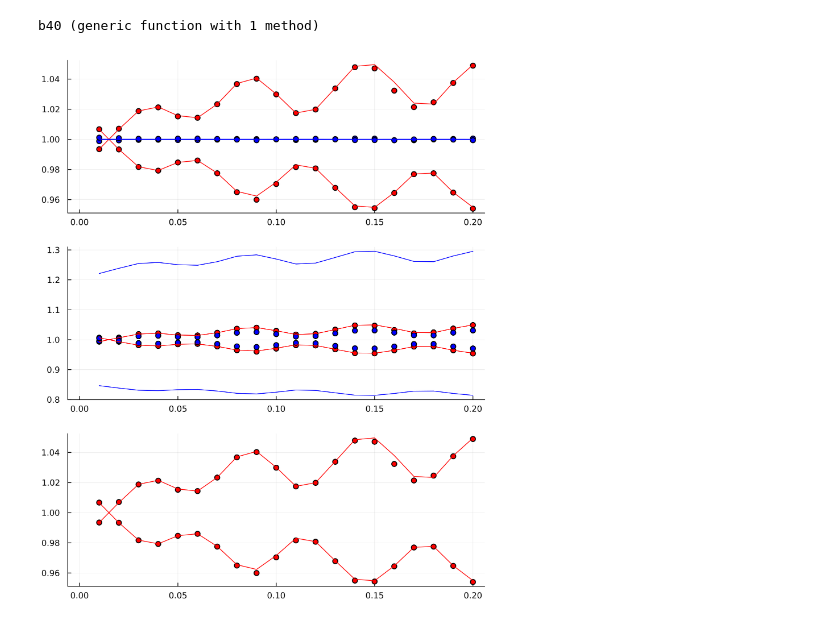
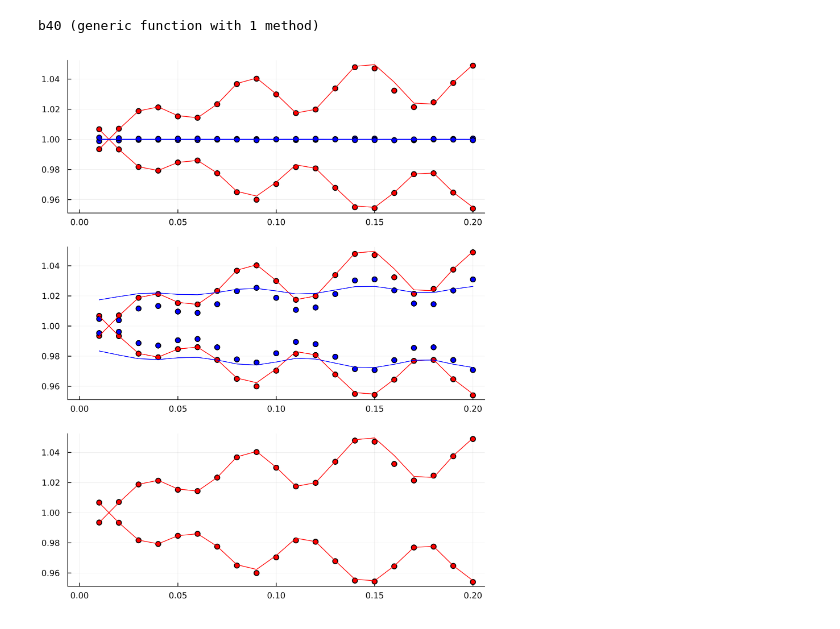
Before and after one commit to ladosamushia/BispectrumAP, a Jupyter notebook: BAOplots.ipynb, the cells around one changed output. Saved outputs shown, nothing was run; the diff lists cells and outputs as text; code cells hidden in the pictures.

```diff
--- a/BAOplots.ipynb
+++ b/BAOplots.ipynb
@@ -374,39 +374,39 @@ plot!(kgrid, B20fid./B20th, label=:none, color=:red, subplot=2)
 B20th = B20fid
 B20th += dB20k1*δαV + dB20k2*δαV + dB20k3*δαV
 B20th += dB00k1*δϵ/sqrt(5) + dB00k2*δϵ/8/sqrt(5) + dB00k3*δϵ/8/sqrt(5)
 B20th += dB20k1*δϵ*2/7 + dB20k2*δϵ/28 + dB20k3*δϵ/28
 plot!(kgrid, B20fid./B20th, label=:none, color=:red, subplot=2)
-αV = 1.00; ϵ=1.01
+αV = 1.00; ϵ=1.001
 δαV = 1 - αV; δϵ = 1 - ϵ
 B20th = B20fid
 B20th += dB20k1*δαV + dB20k2*δαV + dB20k3*δαV
-B20th += dB00k1*δϵ*0.2744 + dB20k1*δϵ*(-0.0076699) + dB40k1*δϵ*(0.160785)
-B20th += dB00k2*δϵ*(-0.0343) + dB20k2*δϵ*(-0.09558) + dB40k2*δϵ*(-0.0182668)
-B20th += dB00k3*δϵ*(-0.0343) + dB20k3*δϵ*(-0.09558) + dB40k3*δϵ*(-0.0182668)
+B20th += dB00k1*δϵ*0.4472 + dB20k1*δϵ*(0.2857) + dB40k1*δϵ*(0.3833)
+#B20th += dB00k2*δϵ*(-0.05589) + dB20k2*δϵ*(-0.0357) + dB40k2*δϵ*(-0.0479)
+#B20th += dB00k3*δϵ*(-0.05589) + dB20k3*δϵ*(-0.0357) + dB40k3*δϵ*(-0.0479)
 B20th += B00fid*δϵ*(-1.3416) + B20fid*δϵ*(-0.42857) + B40fid*δϵ*0.76665
 plot!(kgrid, B20fid./B20th, label=:none, color=:blue, subplot=2)
-αV = 1.00; ϵ=0.99
+αV = 1.00; ϵ=0.999
 δαV = 1 - αV; δϵ = 1 - ϵ
 B20th = B20fid
 B20th += dB20k1*δαV + dB20k2*δαV + dB20k3*δαV
-B20th += dB00k1*δϵ*0.2744 + dB20k1*δϵ*(-0.0076699) + dB40k1*δϵ*(0.160785)
-B20th += dB00k2*δϵ*(-0.0343) + dB20k2*δϵ*(-0.09558) + dB40k2*δϵ*(-0.0182668)
-B20th += dB00k3*δϵ*(-0.0343) + dB20k3*δϵ*(-0.09558) + dB40k3*δϵ*(-0.0182668)
+B20th += dB00k1*δϵ*0.4472 + dB20k1*δϵ*(0.2857) + dB40k1*δϵ*(0.3833)
+B20th += dB00k2*δϵ*(-0.05589) + dB20k2*δϵ*(-0.0357) + dB40k2*δϵ*(-0.0479)
+B20th += dB00k3*δϵ*(-0.05589) + dB20k3*δϵ*(-0.0357) + dB40k3*δϵ*(-0.0479)
 B20th += B00fid*δϵ*(-1.3416) + B20fid*δϵ*(-0.42857) + B40fid*δϵ*0.76665
 plot!(kgrid, B20fid./B20th, label=:none, color=:blue, subplot=2)
 scatter!(kgrid, B40fid./B40ap, label=:none, color=:red, subplot=3)
 scatter!(kgrid, B40fid./B40am, label=:none, color=:red, subplot=3)
 #scatter!(kgrid, B40fid./B40ep, label=:none, color=:blue, subplot=3)
 #scatter!(kgrid, B40fid./B40em, label=:none, color=:blue, subplot=3)
 αV = 1.01; ϵ=1.00
 δαV = 1 - αV; δϵ = 1 - ϵ
 B40th = B40fid
 B40th += dB40k1*δαV + dB40k2*δαV + dB40k3*δαV
 plot!(kgrid, B40fid./B40th, label=:none, color=:red, subplot=3)
 αV = 0.99; ϵ=1.00
 δαV = 1 - αV; δϵ = 1 - ϵ
 B40th = B40fid
 B40th += dB40k1*δαV + dB40k2*δαV + dB40k3*δαV
 plot!(kgrid, B40fid./B40th, label=:none, color=:red, subplot=3)
 # %% [output]
-[figure, old version]
+[figure, new version]
```
